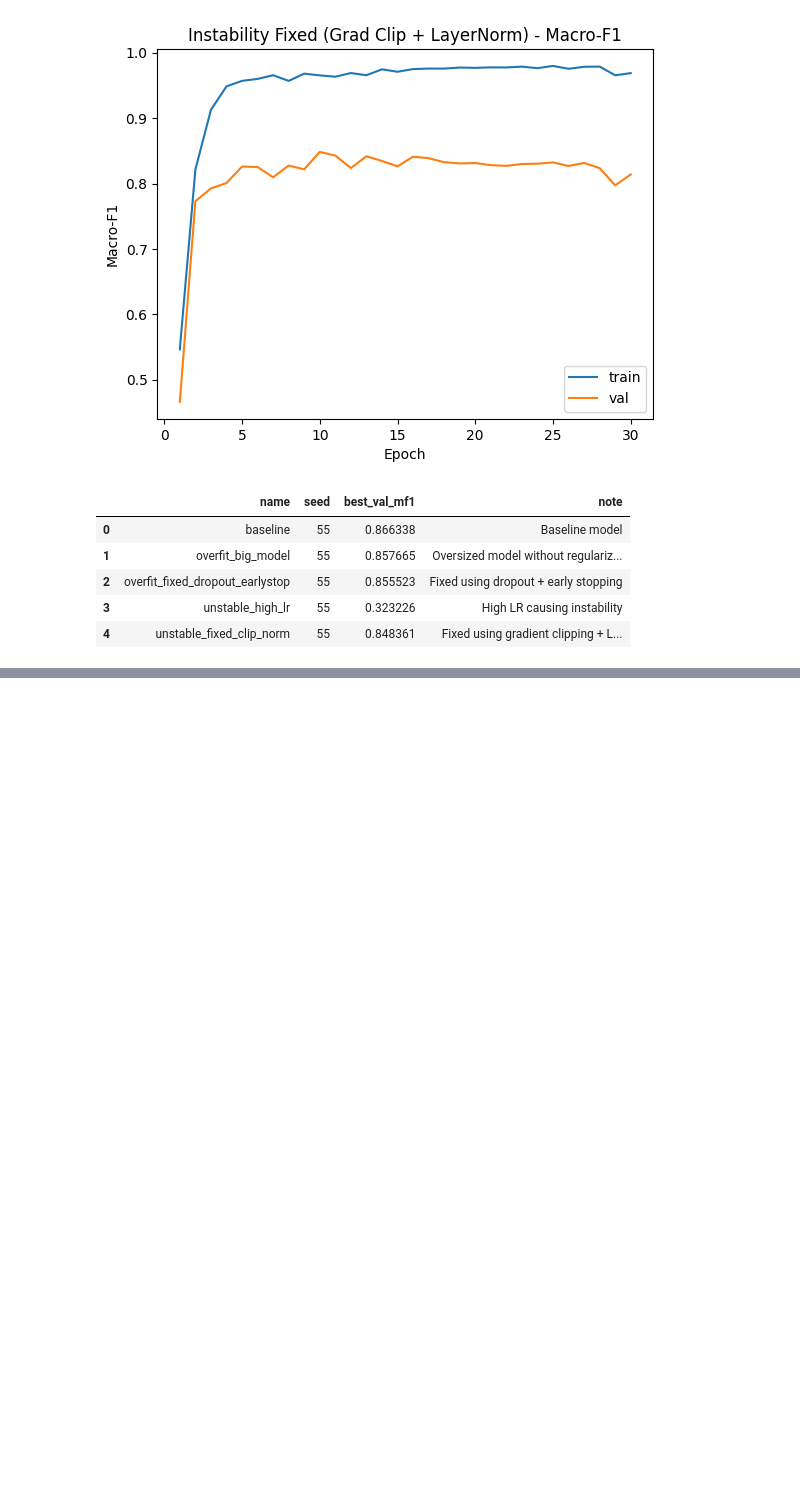
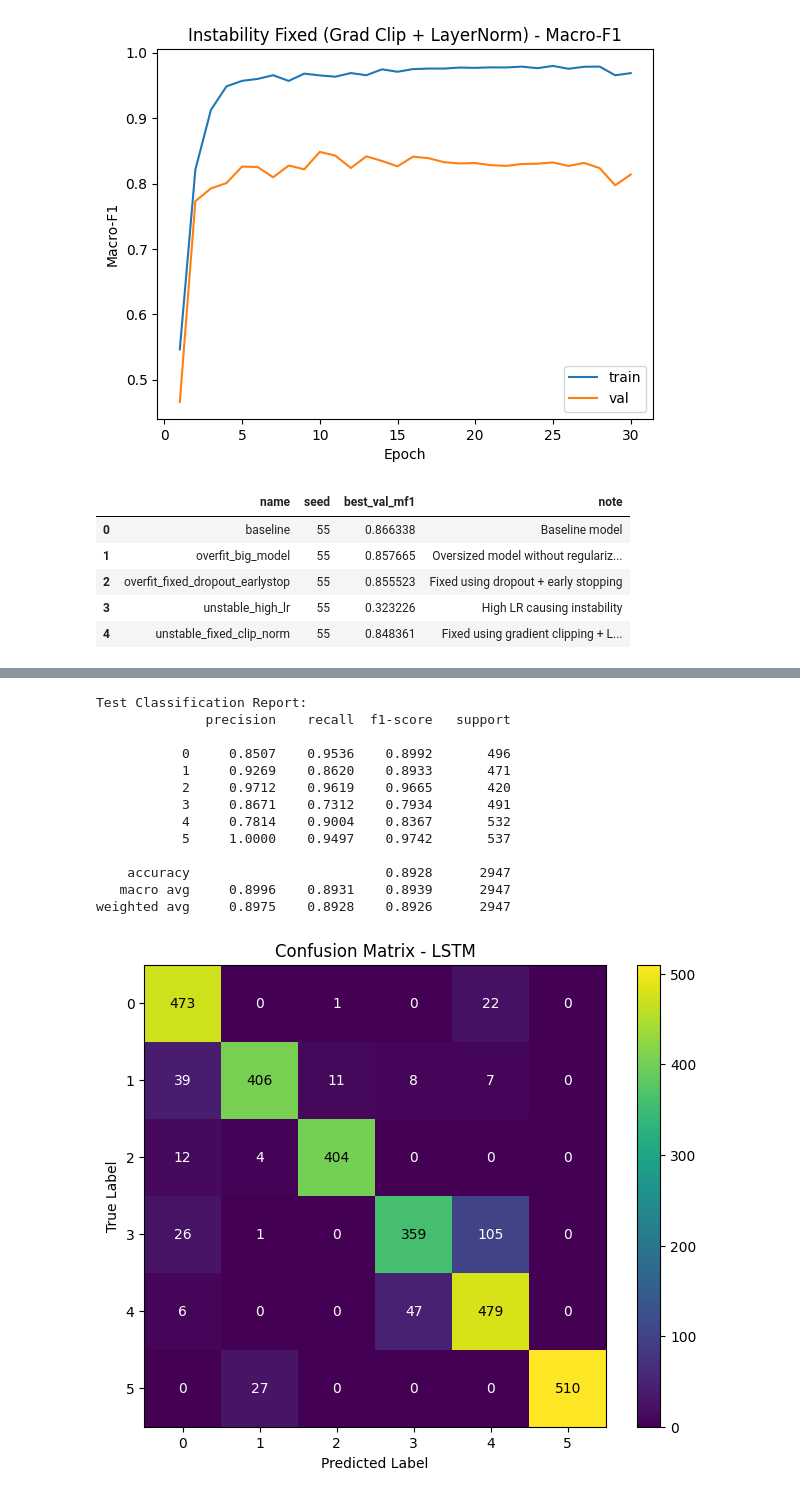
Before and after one commit to ZainMI/PAIML, a Jupyter notebook: labs/lab2/lab2.ipynb, the cells around one changed output, grey strips where cells are left out. Saved outputs shown, nothing was run; the diff lists cells and outputs as text; code cells hidden in the pictures; blank space fills up the shorter version.

```diff
--- a/labs/lab2/lab2.ipynb
+++ b/labs/lab2/lab2.ipynb
@@ -666,0 +748,48 @@ pd.DataFrame(EXPERIMENT_LOG)
+# %%
+rnn_model.eval()
+all_preds, all_true = [], []
+
+with torch.no_grad():
+    for xb, yb in test_loader:
+        xb, yb = xb.to(device), yb.to(device)
+        logits = rnn_model(xb)
+        preds = torch.argmax(logits, dim=1)
+        all_preds.append(preds.cpu().numpy())
+        all_true.append(yb.cpu().numpy())
+
+y_true_test = np.concatenate(all_true)
+y_pred_test = np.concatenate(all_preds)
+
+print("Test Classification Report:")
+print(classification_report(y_true_test, y_pred_test, digits=4))
+
+cm_test = confusion_matrix(y_true_test, y_pred_test)
+
+plt.figure(figsize=(8, 6))
+plt.imshow(cm_test, cmap='viridis')
+plt.title("Confusion Matrix - LSTM")
+plt.colorbar()
+plt.xlabel("Predicted Label")
+plt.ylabel("True Label")
+
+for i in range(cm_test.shape[0]):
+    for j in range(cm_test.shape[1]):
+        plt.text(j, i, format(cm_test[i, j], 'd'),
+                 ha="center", va="center",
+                 color="white" if cm_test[i, j] < cm_test.max() / 2 else "black")
+plt.show()
+# %% [output]
+Test Classification Report:
+              precision    recall  f1-score   support
+
+           0     0.8507    0.9536    0.8992       496
+           1     0.9269    0.8620    0.8933       471
+           2     0.9712    0.9619    0.9665       420
+           3     0.8671    0.7312    0.7934       491
+           4     0.7814    0.9004    0.8367       532
+           5     1.0000    0.9497    0.9742       537
+
+    accuracy                         0.8928      2947
+   macro avg     0.8996    0.8931    0.8939      2947
+weighted avg     0.8975    0.8928    0.8926      2947
+[figure, added]
```
Also changed, not shown: parts of 7 cells of this notebook.
